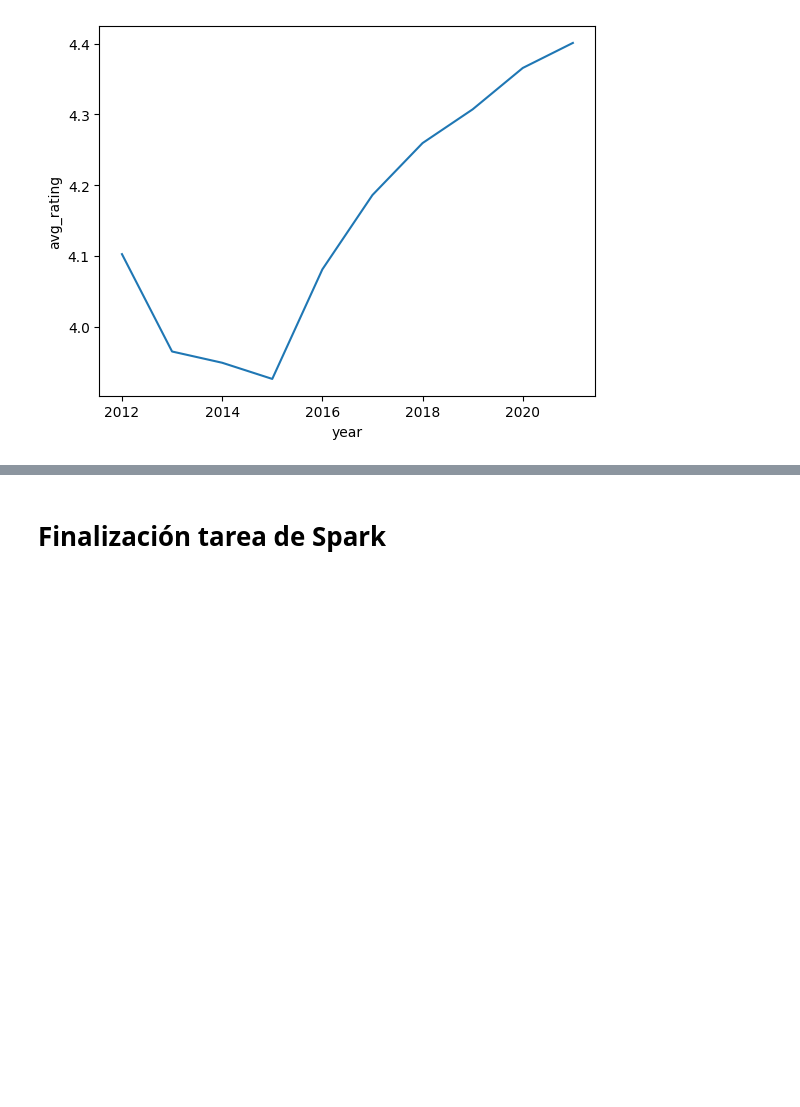
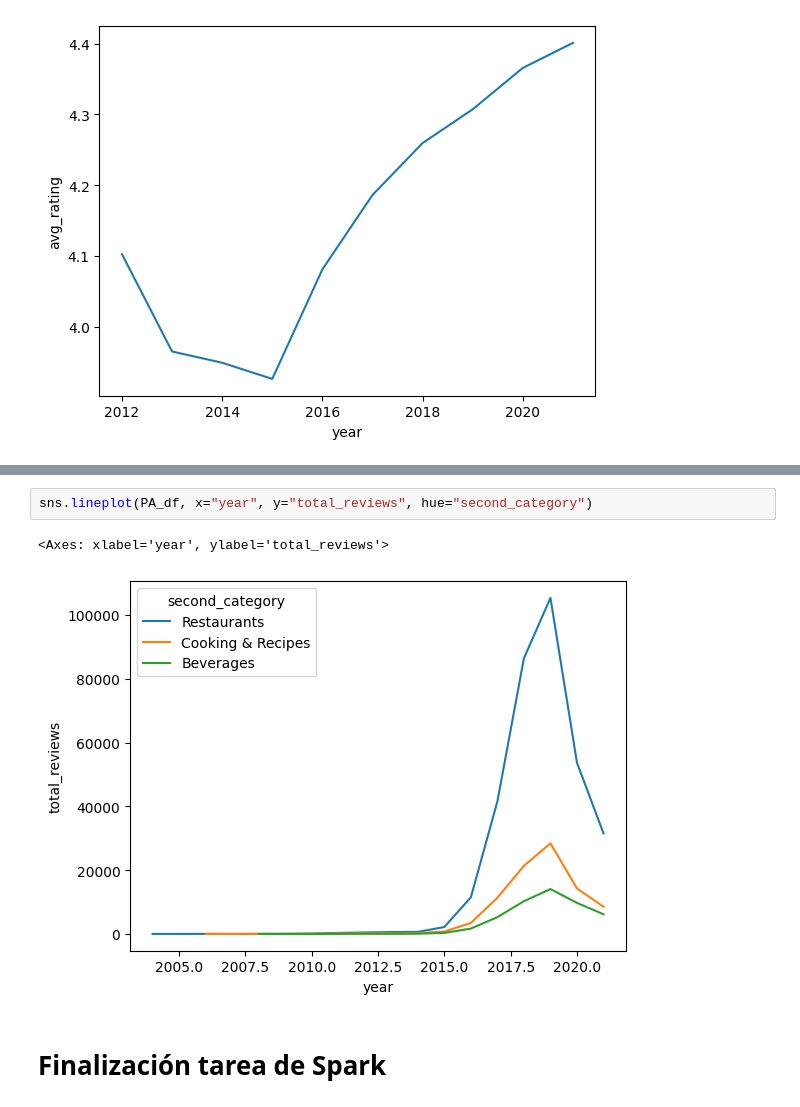
Before and after one commit to SDCaFlo/datapt11_pf_grupo02, a Jupyter notebook: ETL-google.ipynb, the cells around one changed output, grey strips where cells are left out. Saved outputs shown, nothing was run; the diff lists cells and outputs as text; blank space fills up the shorter version.

```diff
--- a/ETL-google.ipynb
+++ b/ETL-google.ipynb
@@ -1047,3 +1380,8 @@ sns.lineplot(data=reviews_pd_df.head(10), x="year", y="avg_rating")
+# %%
+sns.lineplot(PA_df, x="year", y="total_reviews", hue="second_category")
+# %% [output]
+<Axes: xlabel='year', ylabel='total_reviews'>
+[figure, added]
 # %% [markdown]
 # Finalización tarea de Spark
 # %%
```
Also changed, not shown: parts of 40 cells of this notebook.
